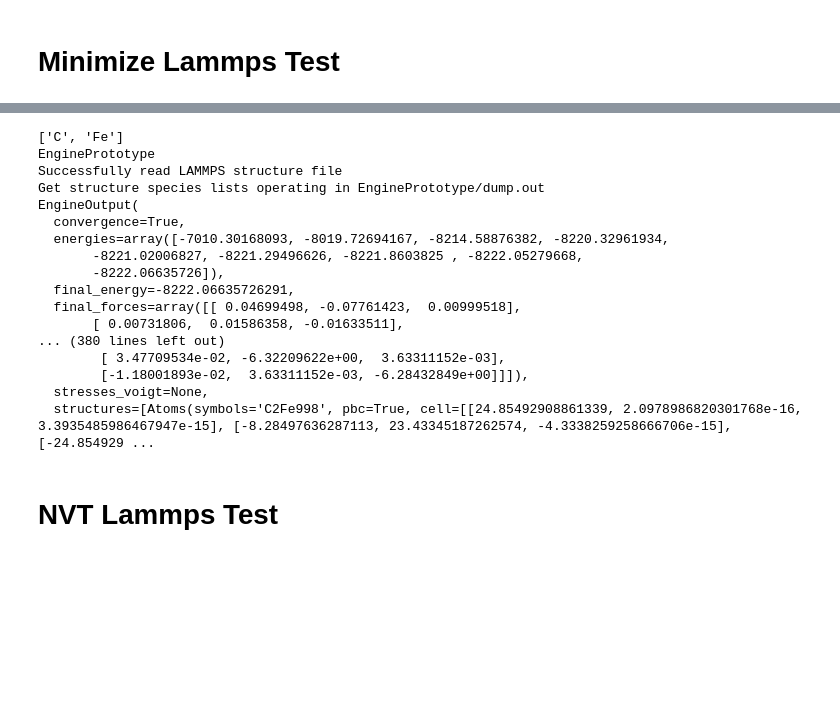
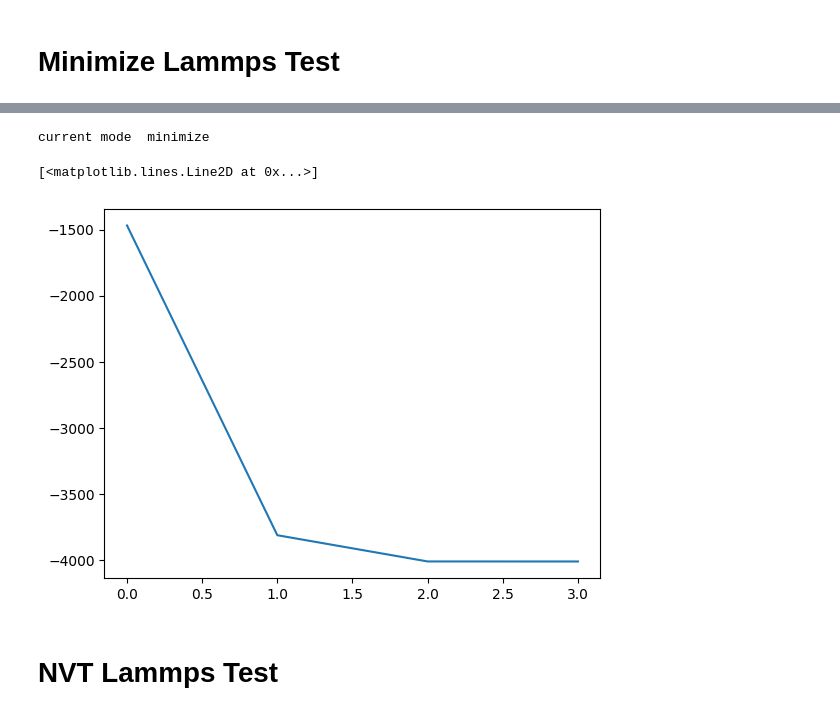
Before and after one commit to pyiron/pyiron_workflow_lammps, a Jupyter notebook: notebooks/EnginePrototype_lammps.ipynb, the cells around one changed output, grey strips where cells are left out. Saved outputs shown, nothing was run; the diff lists cells and outputs as text; code cells hidden in the pictures; blank space fills up the shorter version.

```diff
--- a/notebooks/EnginePrototype_lammps.ipynb
+++ b/notebooks/EnginePrototype_lammps.ipynb
@@ -63,8 +69,8 @@ EngineOutput(
 # %%
 structure = bulk("Fe") * [10,10,10]
 structure.rattle(0.3)
-structure[0].symbol = "C"
-structure[10].symbol = "C"
+structure[0].symbol = "Al"
+structure[10].symbol = "Al"
 wf = Workflow("EnginePrototype", delete_existing_savefiles=True)
 EngineInput = CalcInputMinimize()
 EngineInput.energy_convergence_tolerance = 1e-5
@@ -75,9 +81,12 @@ EngineInput.max_evaluations = 1000000
 Engine = LammpsEngine(EngineInput = EngineInput)
 
 Engine.working_directory = "EnginePrototypeMinimize"
-Engine.command = "/root/github_dev/lammps/build/lmp -in in.lmp -log minimize.log"
+# Local
+Engine.command = f"{lmp_cmd} -in in.lmp -log minimize.log"
+# Engine.command = "/root/github_dev/lammps/build/lmp -in in.lmp -log minimize.log"
+Engine.input_script_pair_style = "eam/fs"
 Engine.lammps_log_filepath = "minimize.log"
-Engine.path_to_model = "/root/github_dev/test_workflow_nodes/2025_04_29_FeGB_Segregation_Workflows/final_model"
+Engine.path_to_model = os.getcwd() + "/Al-Fe.eam.fs"
 
 wf.calc = calculate_structure_node(structure = structure,
                                    calculation_engine = Engine)
@@ -86,5 +95,7 @@ wf.run()
 #     wf.run()
 # except Exception as e:
 #     print("Failed because of: ", e)
-print(wf.calc.outputs.calc_output["lammps_output"].value)
+# print(wf.calc.outputs.calc_output.value)
+import matplotlib.pyplot as plt
+plt.plot(wf.calc.outputs.calc_output.value.energies)
 # %% [output]
@@ -92,20 +103,6 @@ print(wf.calc.outputs.calc_output["lammps_output"].value)
-['C', 'Fe']
-EnginePrototype
-Successfully read LAMMPS structure file
-Get structure species lists operating in EnginePrototype/dump.out
-EngineOutput(
-  convergence=True,
-  energies=array([-7010.30168093, -8019.72694167, -8214.58876382, -8220.32961934,
-       -8221.02006827, -8221.29496626, -8221.8603825 , -8222.05279668,
-       -8222.06635726]),
-  final_energy=-8222.06635726291,
-  final_forces=array([[ 0.04699498, -0.07761423,  0.00999518],
-       [ 0.00731806,  0.01586358, -0.01633511],
-... (380 lines left out)
-        [ 3.47709534e-02, -6.32209622e+00,  3.63311152e-03],
-        [-1.18001893e-02,  3.63311152e-03, -6.28432849e+00]]]),
-  stresses_voigt=None,
-  structures=[Atoms(symbols='C2Fe998', pbc=True, cell=[[24.85492908861339, 2.0978986820301768e-16, 3.3935485986467947e-15], [-8.28497636287113, 23.43345187262574, -4.3338259258666706e-15], [-24.854929 ...
+current mode  minimize
+[<matplotlib.lines.Line2D at 0x...>]
+[figure, added]
 # %% [markdown]
 # NVT Lammps Test
 # %%
```
Also changed, not shown: parts of 6 cells of this notebook, 2 other files.
